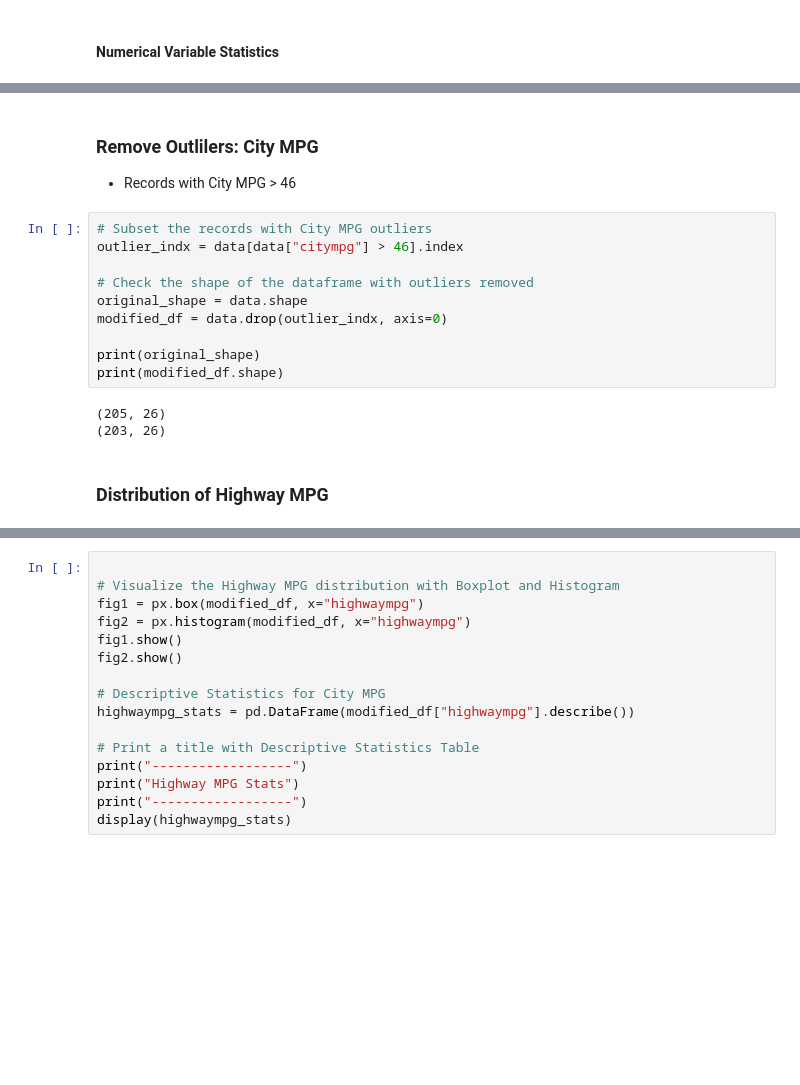
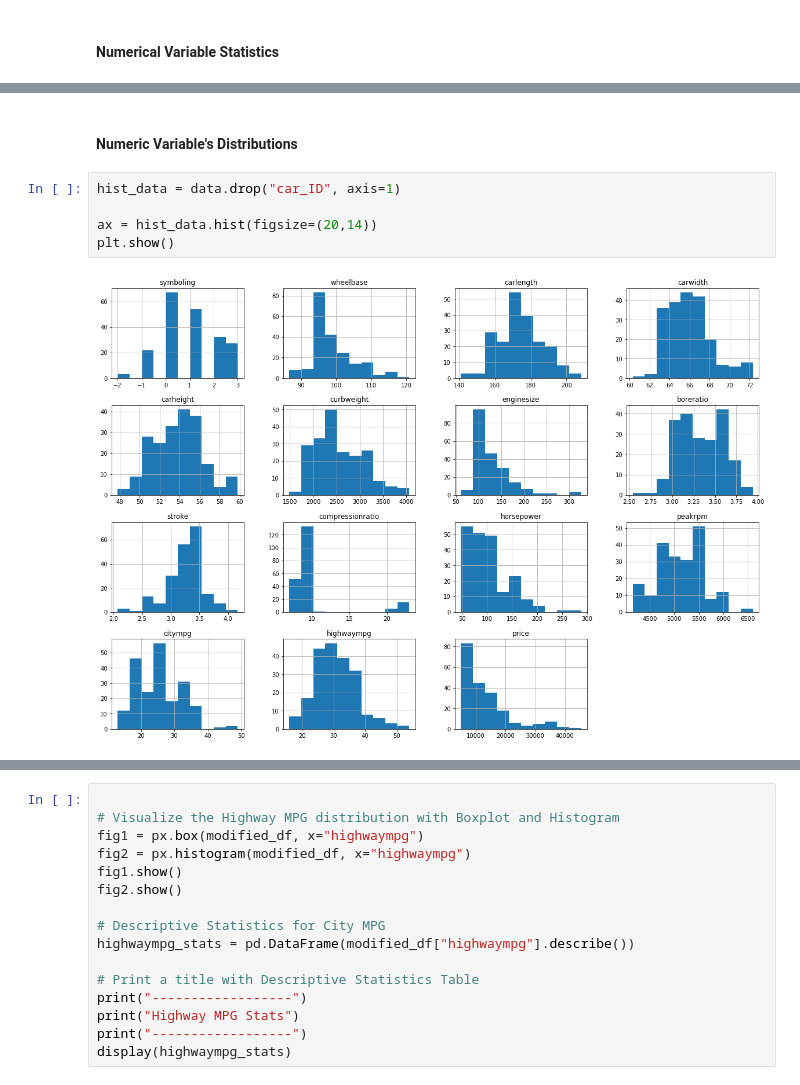
Before and after one commit to ShaneJett-DS/car_price_prediction, a Jupyter notebook: car_prediction.ipynb, the cells around one changed output, grey strips where cells are left out. Saved outputs shown, nothing was run; the diff lists cells and outputs as text; blank space fills up the shorter version.

```diff
--- a/car_prediction.ipynb
+++ b/car_prediction.ipynb
@@ -108,21 +95,12 @@ City MPG Stats
 | 50% | 24.000000 |
 | 75% | 30.000000 |
 | max | 49.000000 |
-# %% [markdown]
-### Remove Outlilers: City MPG
-* Records with City MPG > 46
-# %%
-# Subset the records with City MPG outliers
-outlier_indx = data[data["citympg"] > 46].index
-
-# Check the shape of the dataframe with outliers removed
-original_shape = data.shape
-modified_df = data.drop(outlier_indx, axis=0)
-
-print(original_shape)
-print(modified_df.shape)
-# %% [output]
-(205, 26)
-(203, 26)
-# %% [markdown]
-### Distribution of Highway MPG
+# %% [markdown]
+#### Numeric Variable's Distributions
+# %%
+hist_data = data.drop("car_ID", axis=1)
+
+ax = hist_data.hist(figsize=(20,14))
+plt.show()
+# %% [output]
+[figure, added]
```
Also changed, not shown: parts of 34 cells of this notebook.
